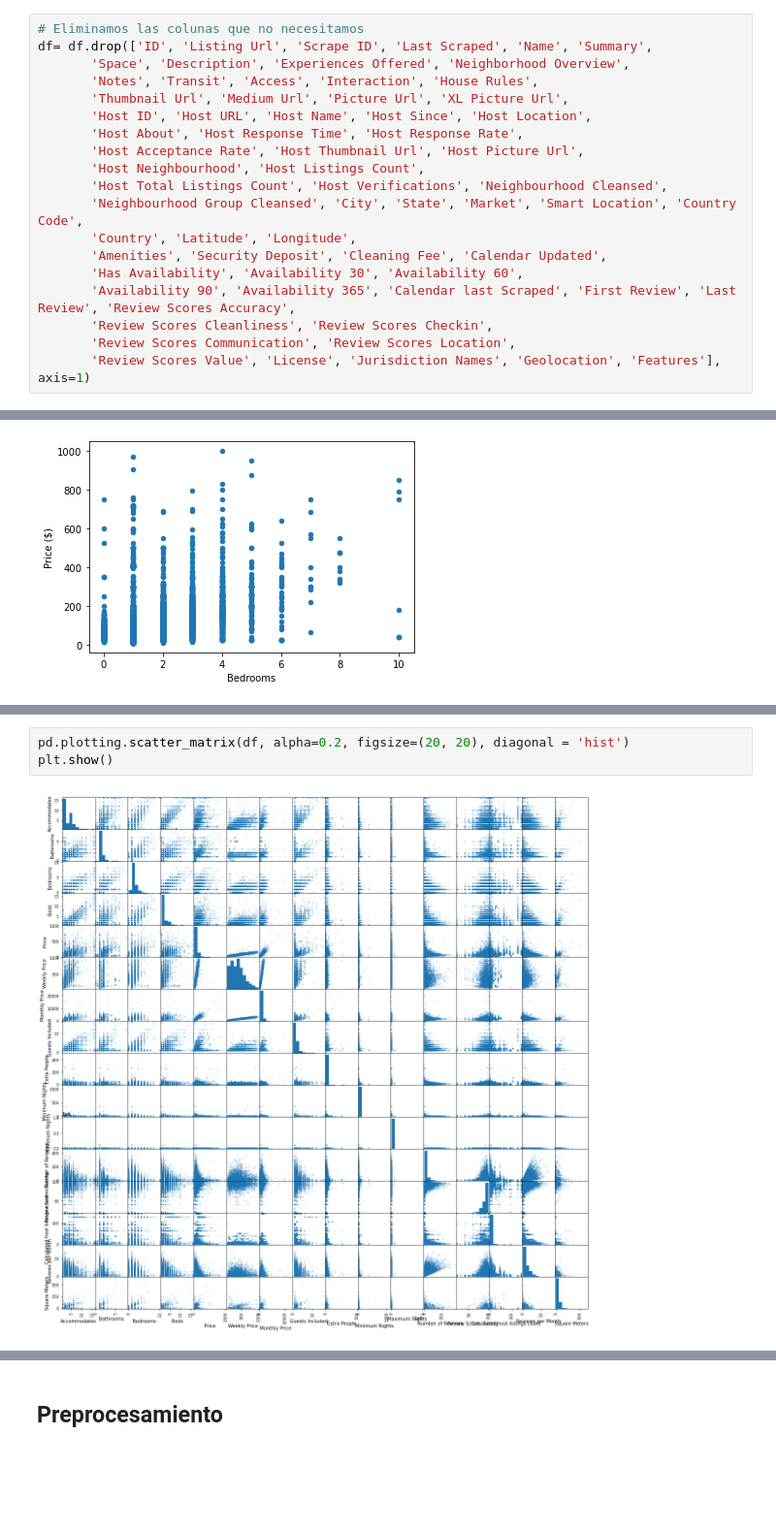
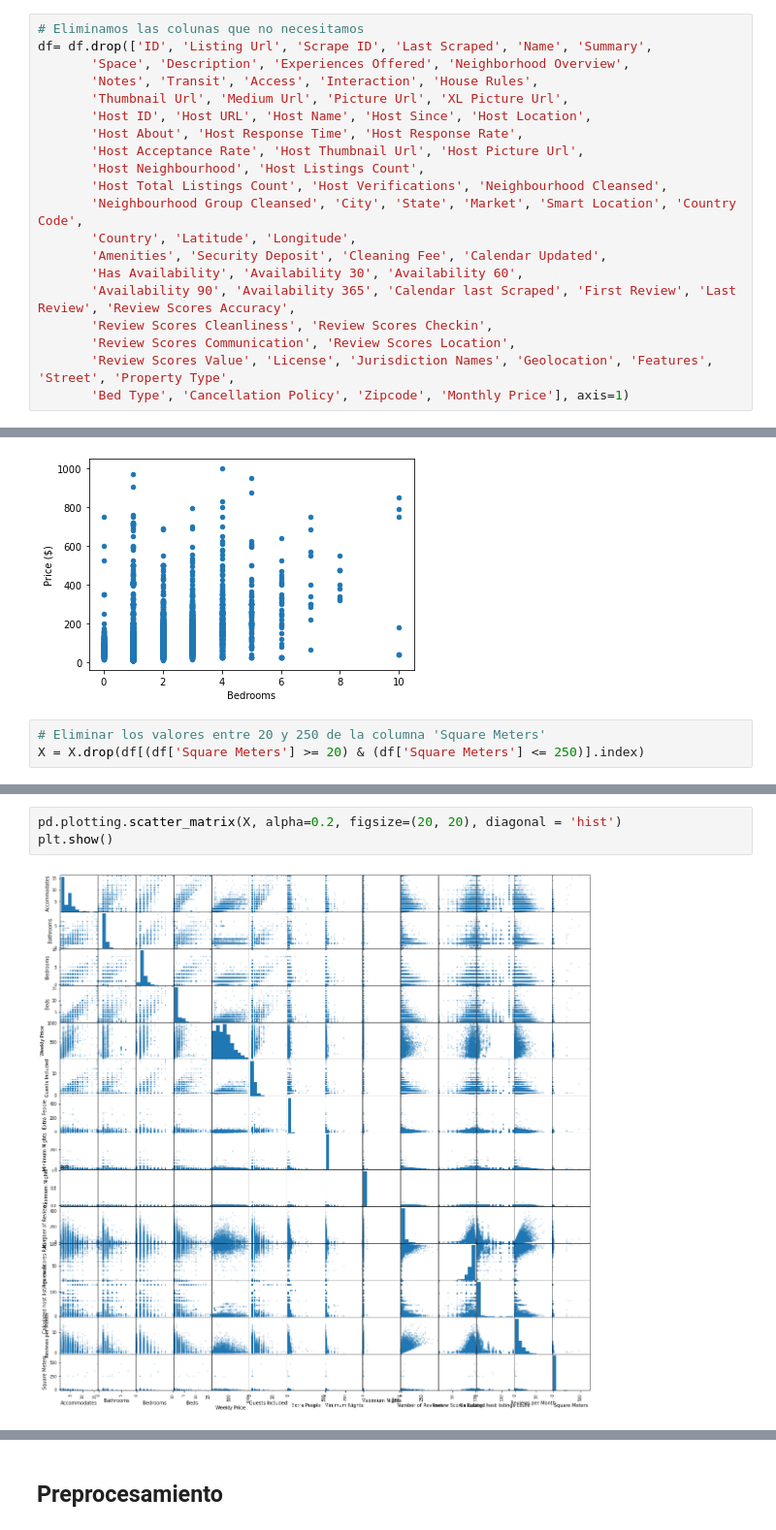
Before and after one commit to MiguelyGallego/Machine-Learning, a Jupyter notebook: practica_ml.ipynb, the cells around one changed output, grey strips where cells are left out. Shown at 97% size. Cells and saved outputs as stored; diff of their text form; blank space fills up the shorter version.

```diff
--- a/practica_ml.ipynb
+++ b/practica_ml.ipynb
@@ -52,4 +64,5 @@ df= df.drop(['ID', 'Listing Url', 'Scrape ID', 'Last Scraped', 'Name', 'Summary'
        'Availability 90', 'Availability 365', 'Calendar last Scraped', 'First Review', 'Last Review', 'Review Scores Accuracy',
        'Review Scores Cleanliness', 'Review Scores Checkin',
        'Review Scores Communication', 'Review Scores Location',
-       'Review Scores Value', 'License', 'Jurisdiction Names', 'Geolocation', 'Features'], axis=1)
+       'Review Scores Value', 'License', 'Jurisdiction Names', 'Geolocation', 'Features', 'Street', 'Property Type',
+       'Bed Type', 'Cancellation Policy', 'Zipcode', 'Monthly Price'], axis=1)
@@ -153,3 +174,6 @@ plt.show()
 # %% [output]
 [figure]
 [figure]
+# %%
+# Eliminar los valores entre 20 y 250 de la columna 'Square Meters'
+X = X.drop(df[(df['Square Meters'] >= 20) & (df['Square Meters'] <= 250)].index)
@@ -196,8 +221,8 @@ Deprecated in NumPy 1.20; for more details and guidance: https://numpy.org/devdo
 # %%
-pd.plotting.scatter_matrix(df, alpha=0.2, figsize=(20, 20), diagonal = 'hist')
+pd.plotting.scatter_matrix(X, alpha=0.2, figsize=(20, 20), diagonal = 'hist')
 plt.show()
 # %% [output]
-[figure, old version]
+[figure, new version]
 # %%
 # Eliminamos las variables con una alta correlación
 
```
Also changed, not shown: parts of 26 cells of this notebook.
